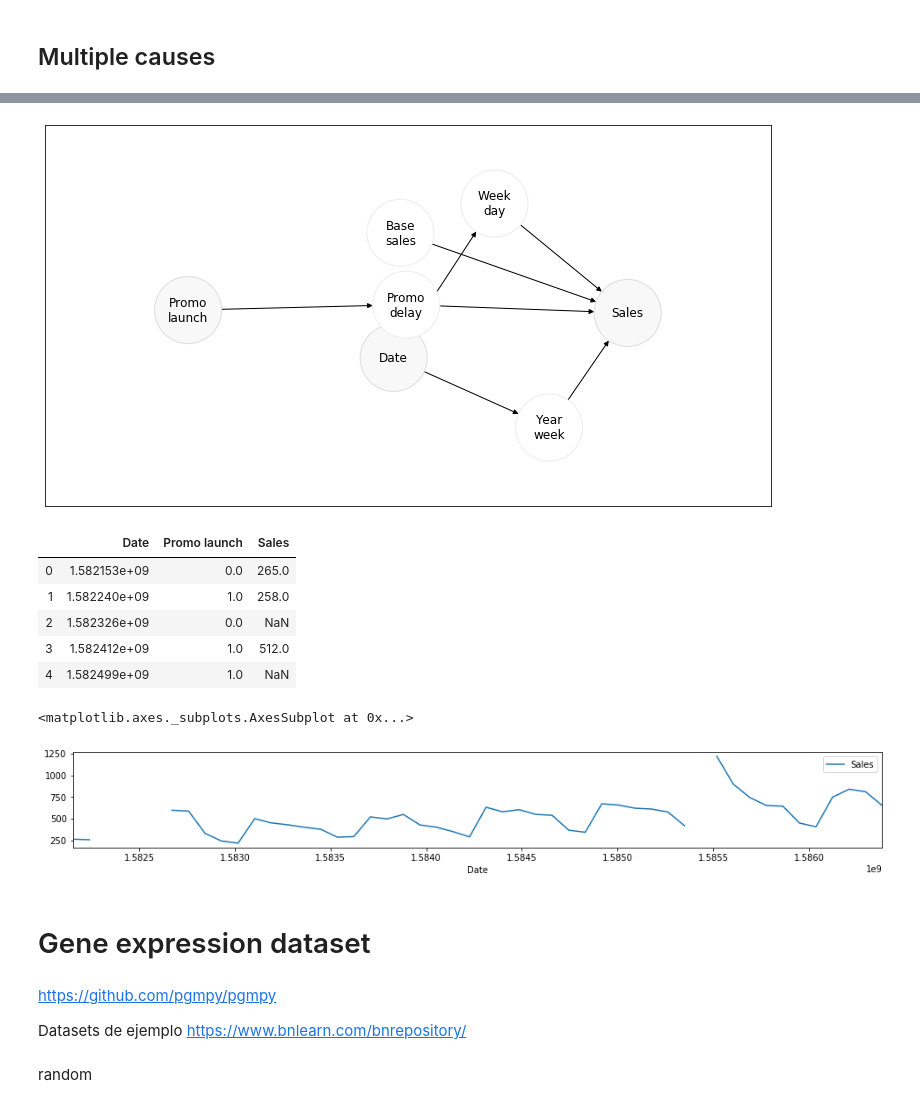
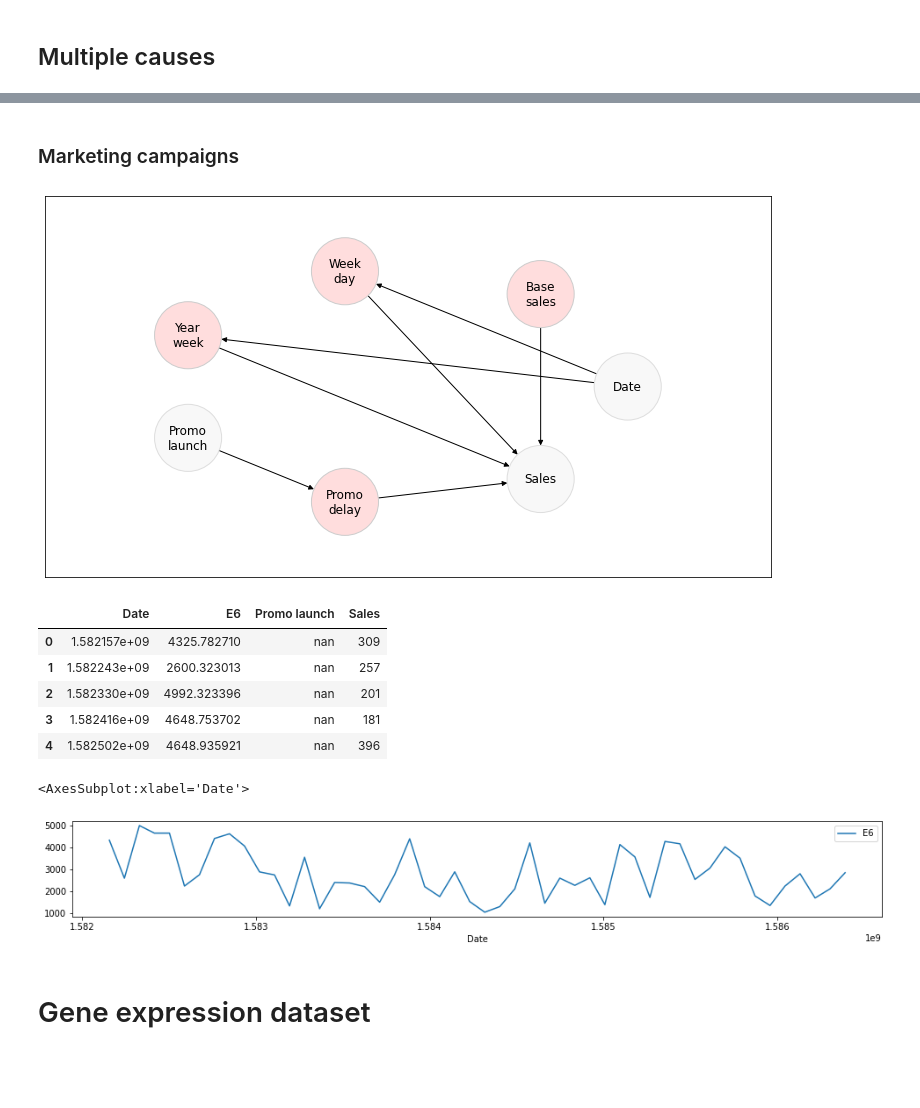
Before and after one commit to AdrienFelipe/Causal-discovery-Unit-testing, a Jupyter notebook: examples.ipynb, the cells around one changed output, grey strips where cells are left out. Cells and saved outputs as stored; diff of their text form; code cells hidden in the pictures; blank space fills up the shorter version.

```diff
--- a/examples.ipynb
+++ b/examples.ipynb
@@ -339,3 +300,5 @@ dataset.generate(50).plot(x='T', y='E4', figsize=(16.5,2))
+# %% [markdown]
+### Marketing campaigns
 # %%
 def promo(history: History) -> float:
     value = 0
@@ -348,41 +311,29 @@ def promo(history: History) -> float:
 
     return value
 # %%
-random.seed(2)
+from datasets.integration.SalesDataset import SalesDataset
 
-dataset = Generator() \
-    .set_time('2020-02-20', step='1d', label='Date') \
-    .add_uniform(250, 300, shadow=True, label='Base\nsales') \
-    .add_function(week_day, shadow=True, label='Week\nday') \
-    .add_function(year_week, shadow=True, label='Year\nweek') \
-    .add_discrete(0.05, label='Promo\nlaunch') \
-    .add_function(promo, shadow=True, label='Promo\ndelay') \
-    .add_function(lambda h: h.get_event(1) * h.get_event(2) * h.get_event(3) + h.get_event(5), round=0, label='Sales')
+dataset = SalesDataset.marketing_campaigns().get_generator()
 
 dataset.plot_relations(fig_size=(13,7), node_size=45)
 dataframe = dataset.generate(50)
 display(dataframe.head())
 
 time_label=dataset.get_events()[0].label
 data_label=dataset.get_events()[6].label
 dataframe.plot(x=time_label, y=data_label, figsize=(16.5,2))
 # %% [output]
-[figure, old version]
+[figure, new version]
-|  | Date | Promo launch | Sales |
-| 0 | 1.582153e+09 | 0.0 | 265.0 |
-| 1 | 1.582240e+09 | 1.0 | 258.0 |
-| 2 | 1.582326e+09 | 0.0 | NaN |
-| 3 | 1.582412e+09 | 1.0 | 512.0 |
-| 4 | 1.582499e+09 | 1.0 | NaN |
+|  | Date | E6 | Promo launch | Sales |
+| 0 | 1.582157e+09 | 4325.782710 | nan | 309 |
+| 1 | 1.582243e+09 | 2600.323013 | nan | 257 |
+| 2 | 1.582330e+09 | 4992.323396 | nan | 201 |
+| 3 | 1.582416e+09 | 4648.753702 | nan | 181 |
+| 4 | 1.582502e+09 | 4648.935921 | nan | 396 |
-<matplotlib.axes._subplots.AxesSubplot at 0x...>
+<AxesSubplot:xlabel='Date'>
-[figure, old version]
+[figure, new version]
 # %% [markdown]
 # Gene expression dataset
-# %% [markdown]
-https://github.com/pgmpy/pgmpy
-
-Datasets de ejemplo
-https://www.bnlearn.com/bnrepository/
 # %%
 def pathology(history: History) -> float:
     gene1 = history.get_event(1) > 0.8
@@ -390,7 +341,5 @@ def pathology(history: History) -> float:
     gene5 = history.get_event(5) > 0.6
 
     return gene1 and gene2 or gene5
-# %% [markdown]
-random
 # %%
 import seaborn as sns
```
Also changed, not shown: parts of 40 cells of this notebook, 9 other files.
